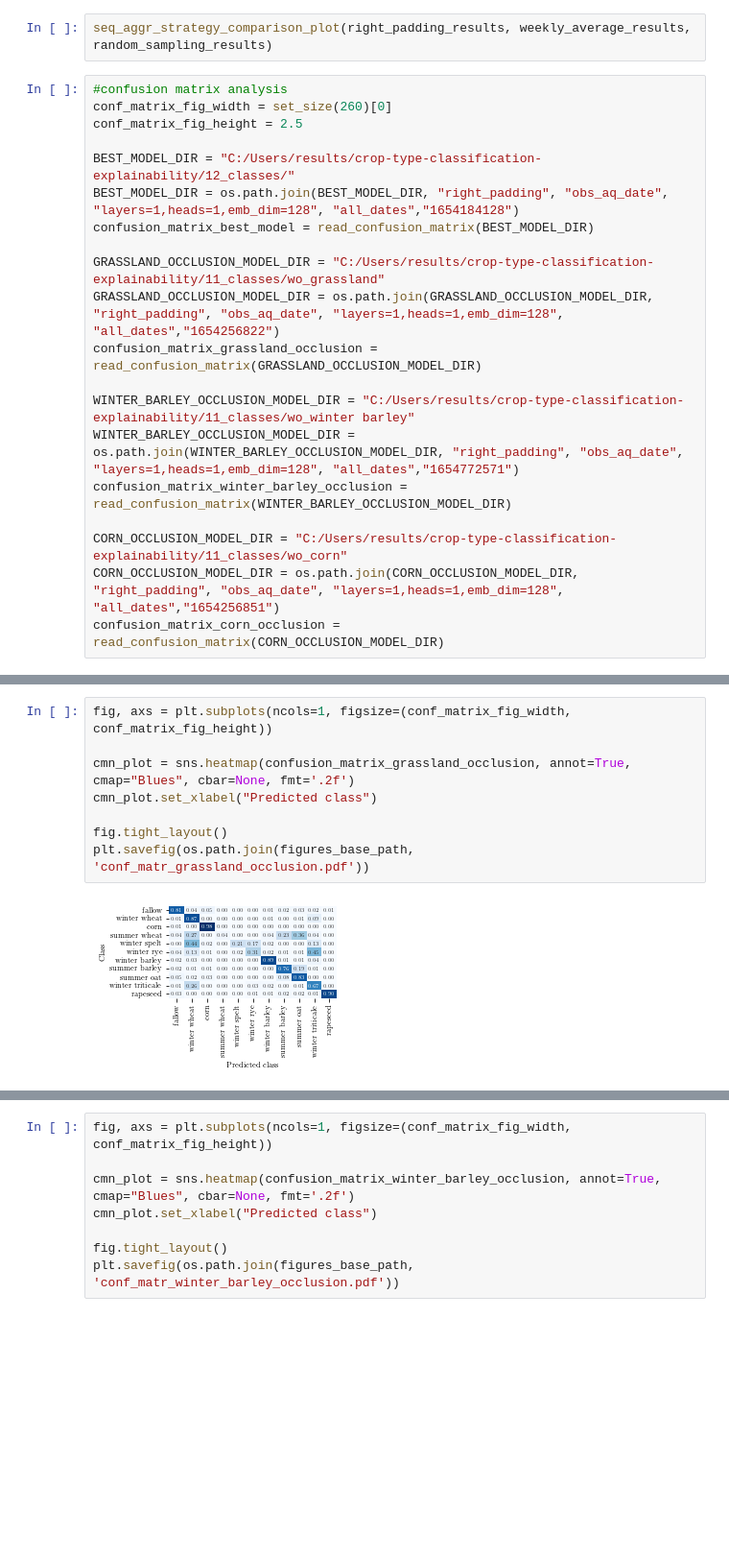
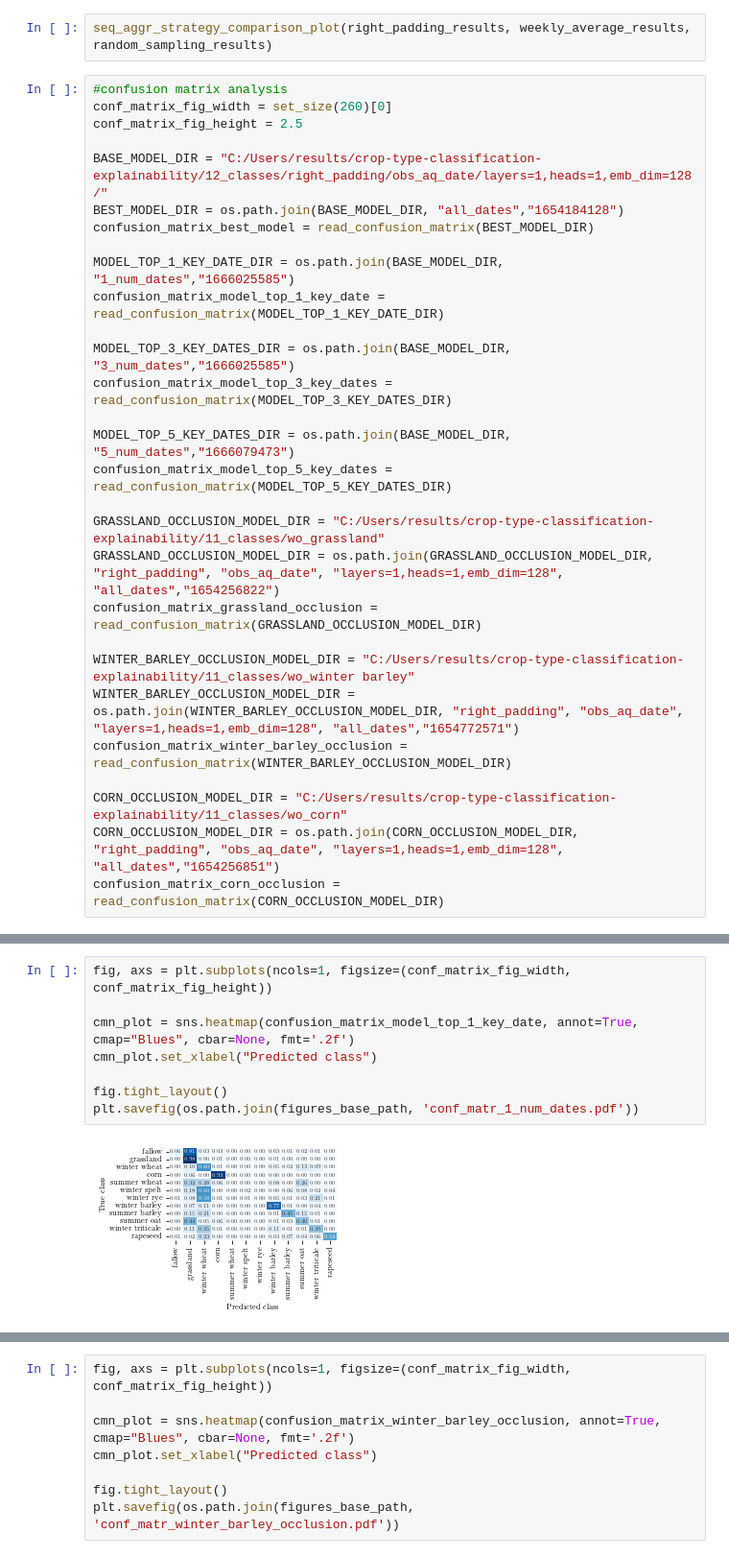
Before and after one commit to IvicaObadic/crop-type-classification-explainability, a Jupyter notebook: notebooks/results_analyzer.ipynb, the cells around one changed output, grey strips where cells are left out. Shown at 96% size. Saved outputs shown, nothing was run; the diff lists cells and outputs as text; blank space fills up the shorter version.

Commit message:
- Attention evaluation based on key dates removal

```diff
--- a/notebooks/results_analyzer.ipynb
+++ b/notebooks/results_analyzer.ipynb
@@ -192,9 +246,18 @@ seq_aggr_strategy_comparison_plot(right_padding_results, weekly_average_results,
 conf_matrix_fig_width = set_size(260)[0]
 conf_matrix_fig_height = 2.5
 
-BEST_MODEL_DIR = "C:/Users/results/crop-type-classification-explainability/12_classes/"
-BEST_MODEL_DIR = os.path.join(BEST_MODEL_DIR, "right_padding", "obs_aq_date", "layers=1,heads=1,emb_dim=128", "all_dates","1654184128")
+BASE_MODEL_DIR = "C:/Users/results/crop-type-classification-explainability/12_classes/right_padding/obs_aq_date/layers=1,heads=1,emb_dim=128/"
+BEST_MODEL_DIR = os.path.join(BASE_MODEL_DIR, "all_dates","1654184128")
 confusion_matrix_best_model = read_confusion_matrix(BEST_MODEL_DIR)
+
+MODEL_TOP_1_KEY_DATE_DIR = os.path.join(BASE_MODEL_DIR, "1_num_dates","1666025585")
+confusion_matrix_model_top_1_key_date = read_confusion_matrix(MODEL_TOP_1_KEY_DATE_DIR)
+
+MODEL_TOP_3_KEY_DATES_DIR = os.path.join(BASE_MODEL_DIR, "3_num_dates","1666025585")
+confusion_matrix_model_top_3_key_dates = read_confusion_matrix(MODEL_TOP_3_KEY_DATES_DIR)
+
+MODEL_TOP_5_KEY_DATES_DIR = os.path.join(BASE_MODEL_DIR, "5_num_dates","1666079473")
+confusion_matrix_model_top_5_key_dates = read_confusion_matrix(MODEL_TOP_5_KEY_DATES_DIR)
 
 GRASSLAND_OCCLUSION_MODEL_DIR = "C:/Users/results/crop-type-classification-explainability/11_classes/wo_grassland"
 GRASSLAND_OCCLUSION_MODEL_DIR = os.path.join(GRASSLAND_OCCLUSION_MODEL_DIR, "right_padding", "obs_aq_date", "layers=1,heads=1,emb_dim=128", "all_dates","1654256822")
@@ -235,10 +298,10 @@ plt.savefig(os.path.join(figures_base_path, 'conf_matr_best_model.pdf'))
 # %%
 fig, axs = plt.subplots(ncols=1, figsize=(conf_matrix_fig_width, conf_matrix_fig_height))
 
-cmn_plot = sns.heatmap(confusion_matrix_grassland_occlusion, annot=True, cmap="Blues", cbar=None, fmt='.2f')
+cmn_plot = sns.heatmap(confusion_matrix_model_top_1_key_date, annot=True, cmap="Blues", cbar=None, fmt='.2f')
 cmn_plot.set_xlabel("Predicted class")
 
 fig.tight_layout()
-plt.savefig(os.path.join(figures_base_path, 'conf_matr_grassland_occlusion.pdf'))
+plt.savefig(os.path.join(figures_base_path, 'conf_matr_1_num_dates.pdf'))
 # %% [output]
-[figure, old version]
+[figure, new version]
```
Also changed, not shown: parts of 8 cells of this notebook, 10 other files.
